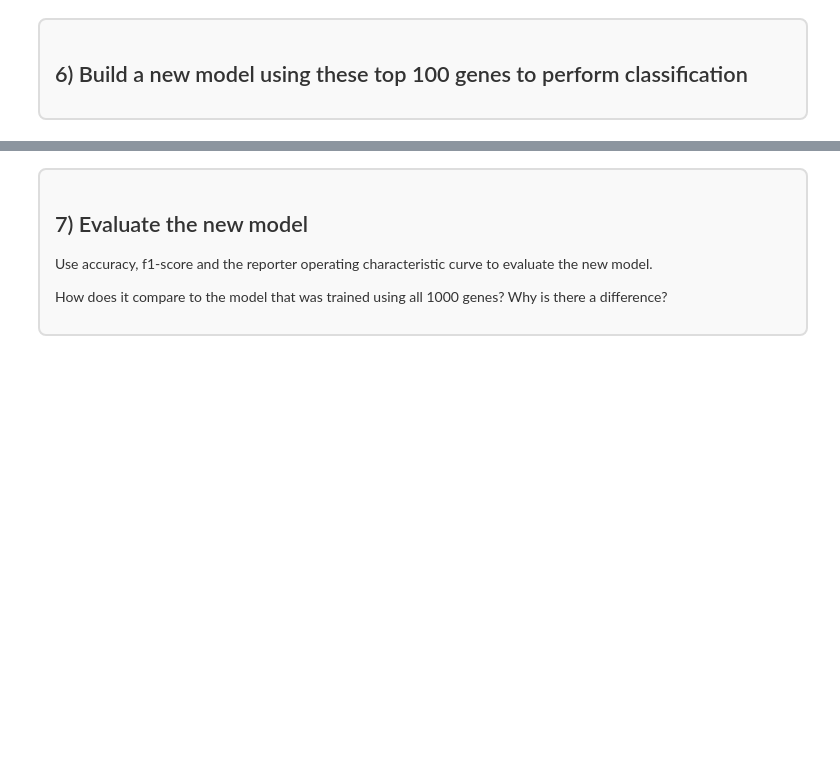
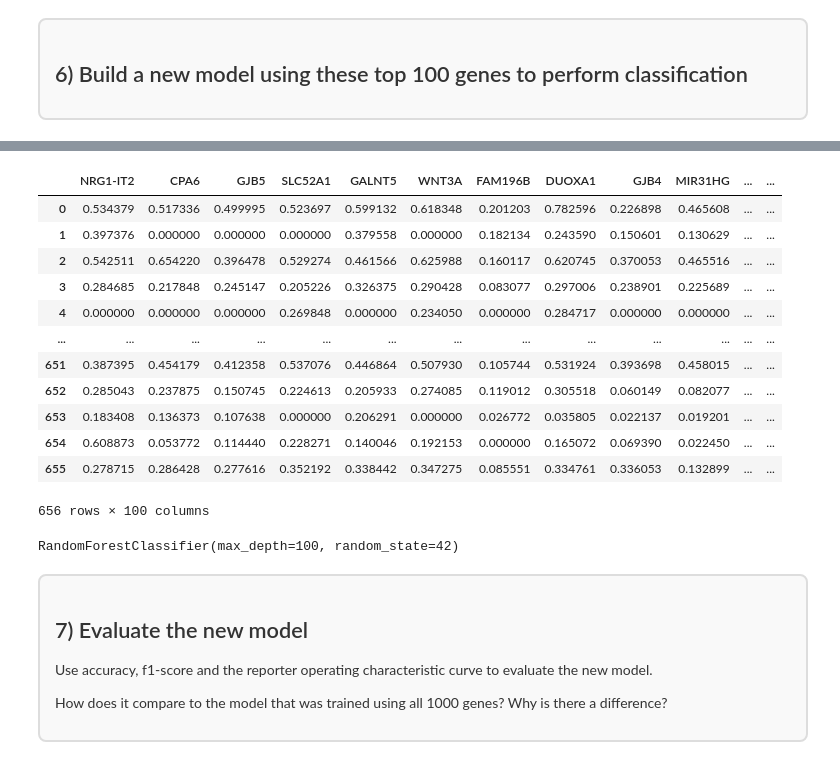
Before and after one commit to griffinfarrow/OXCEP-Precision-Dentistry, a Jupyter notebook: course_content/medicine/session_4/homework_2.ipynb, the cells around one changed output, grey strips where cells are left out. Saved outputs shown, nothing was run; the diff lists cells and outputs as text; code cells hidden in the pictures; blank space fills up the shorter version.

```diff
--- a/course_content/medicine/session_4/homework_2.ipynb
+++ b/course_content/medicine/session_4/homework_2.ipynb
@@ -180,0 +237,2 @@ We recommend that you look back at the `biomarker_discovery.ipynb` notebook for
+# %%
+abs_shap_values = np.abs(shap_values)
@@ -180,0 +241,9 @@ We recommend that you look back at the `biomarker_discovery.ipynb` notebook for
+# %%
+shap_df = pd.DataFrame(
+    data = sorted(
+        dict(zip(rf_model.feature_names_in_, mean_shap_values)).items(),
+        key = lambda x: x[1],
+        reverse = True
+        ),
+    columns = ["Gene", "Mean_SHAP_Value"]
+)
@@ -187,3 +286,27 @@ We recommend that you look back at the `biomarker_discovery.ipynb` notebook for
+# %%
+X[top_genes]
+# %% [output]
+|  | NRG1-IT2 | CPA6 | GJB5 | SLC52A1 | GALNT5 | WNT3A | FAM196B | DUOXA1 | GJB4 | MIR31HG | ... | ... |
+| 0 | 0.534379 | 0.517336 | 0.499995 | 0.523697 | 0.599132 | 0.618348 | 0.201203 | 0.782596 | 0.226898 | 0.465608 | ... | ... |
+| 1 | 0.397376 | 0.000000 | 0.000000 | 0.000000 | 0.379558 | 0.000000 | 0.182134 | 0.243590 | 0.150601 | 0.130629 | ... | ... |
+| 2 | 0.542511 | 0.654220 | 0.396478 | 0.529274 | 0.461566 | 0.625988 | 0.160117 | 0.620745 | 0.370053 | 0.465516 | ... | ... |
+| 3 | 0.284685 | 0.217848 | 0.245147 | 0.205226 | 0.326375 | 0.290428 | 0.083077 | 0.297006 | 0.238901 | 0.225689 | ... | ... |
+| 4 | 0.000000 | 0.000000 | 0.000000 | 0.269848 | 0.000000 | 0.234050 | 0.000000 | 0.284717 | 0.000000 | 0.000000 | ... | ... |
+| ... | ... | ... | ... | ... | ... | ... | ... | ... | ... | ... | ... | ... |
+| 651 | 0.387395 | 0.454179 | 0.412358 | 0.537076 | 0.446864 | 0.507930 | 0.105744 | 0.531924 | 0.393698 | 0.458015 | ... | ... |
+| 652 | 0.285043 | 0.237875 | 0.150745 | 0.224613 | 0.205933 | 0.274085 | 0.119012 | 0.305518 | 0.060149 | 0.082077 | ... | ... |
+| 653 | 0.183408 | 0.136373 | 0.107638 | 0.000000 | 0.206291 | 0.000000 | 0.026772 | 0.035805 | 0.022137 | 0.019201 | ... | ... |
+| 654 | 0.608873 | 0.053772 | 0.114440 | 0.228271 | 0.140046 | 0.192153 | 0.000000 | 0.165072 | 0.069390 | 0.022450 | ... | ... |
+| 655 | 0.278715 | 0.286428 | 0.277616 | 0.352192 | 0.338442 | 0.347275 | 0.085551 | 0.334761 | 0.336053 | 0.132899 | ... | ... |
+656 rows × 100 columns
+# %%
+new_model = RandomForestClassifier(random_state = 42,
+                                n_estimators = 100,
+                                max_depth = 100)
+
+new_model.fit(X_train[top_genes], y_train)
+# %% [output]
+RandomForestClassifier(max_depth=100, random_state=42)
 # %% [markdown]
 <div style="border: 2px solid #ddd; background-color: #f9f9f9; padding: 15px; margin: 10px 0; border-radius: 8px; color: #333;">
 
```
Also changed, not shown: parts of 23 cells of this notebook, 13 other files.
